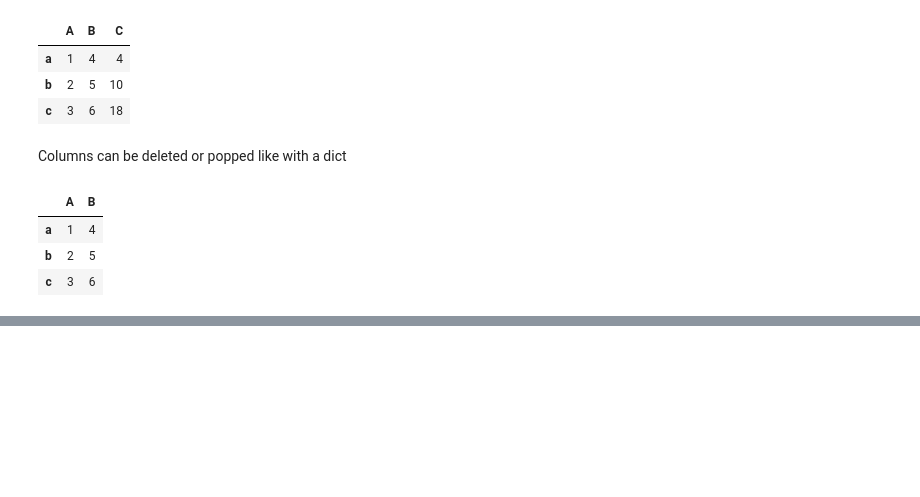
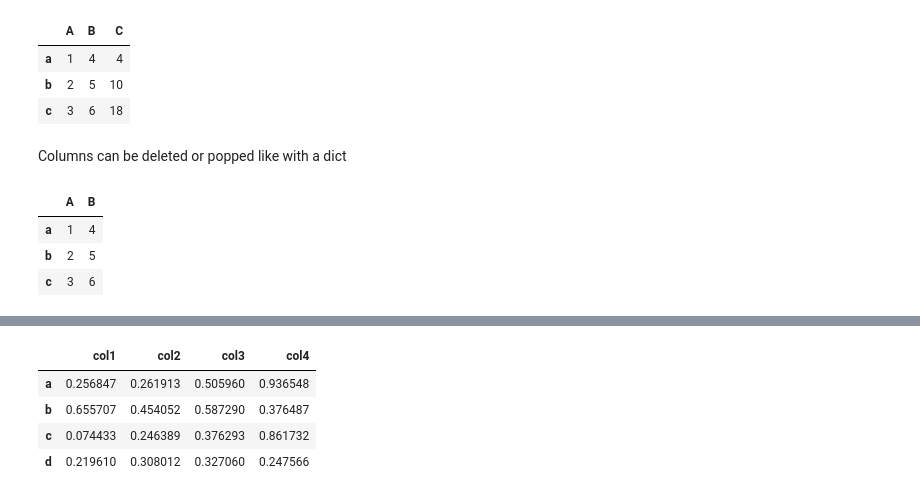
Before and after one commit to R123gh/Data-cleaning-project-, a Jupyter notebook: 2_pandas_Data_frame.ipynb, the cells around one changed output, grey strips where cells are left out. Cells and saved outputs as stored; diff of their text form; code cells hidden in the pictures; blank space fills up the shorter version.

```diff
--- a/2_pandas_Data_frame.ipynb
+++ b/2_pandas_Data_frame.ipynb
@@ -170,0 +184,8 @@ dataframe
+# %%
+data2
+# %% [output]
+|  | col1 | col2 | col3 | col4 |
+| a | 0.256847 | 0.261913 | 0.505960 | 0.936548 |
+| b | 0.655707 | 0.454052 | 0.587290 | 0.376487 |
+| c | 0.074433 | 0.246389 | 0.376293 | 0.861732 |
+| d | 0.219610 | 0.308012 | 0.327060 | 0.247566 |
```
Also changed, not shown: parts of 19 cells of this notebook.
